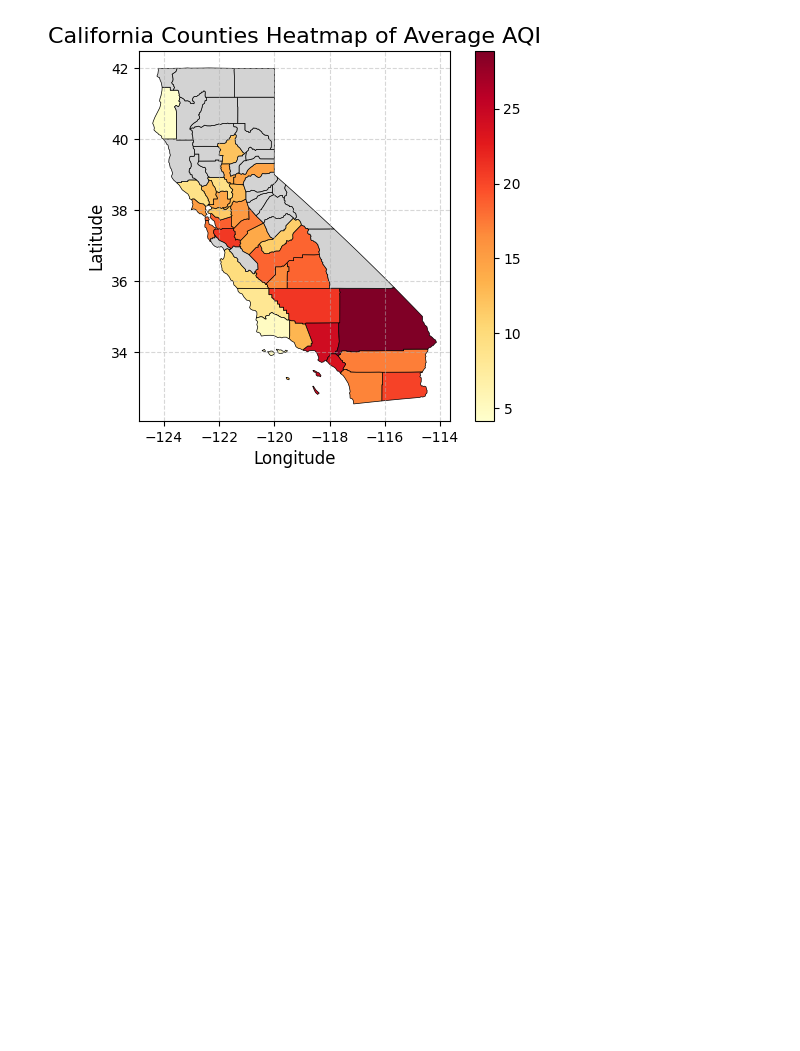
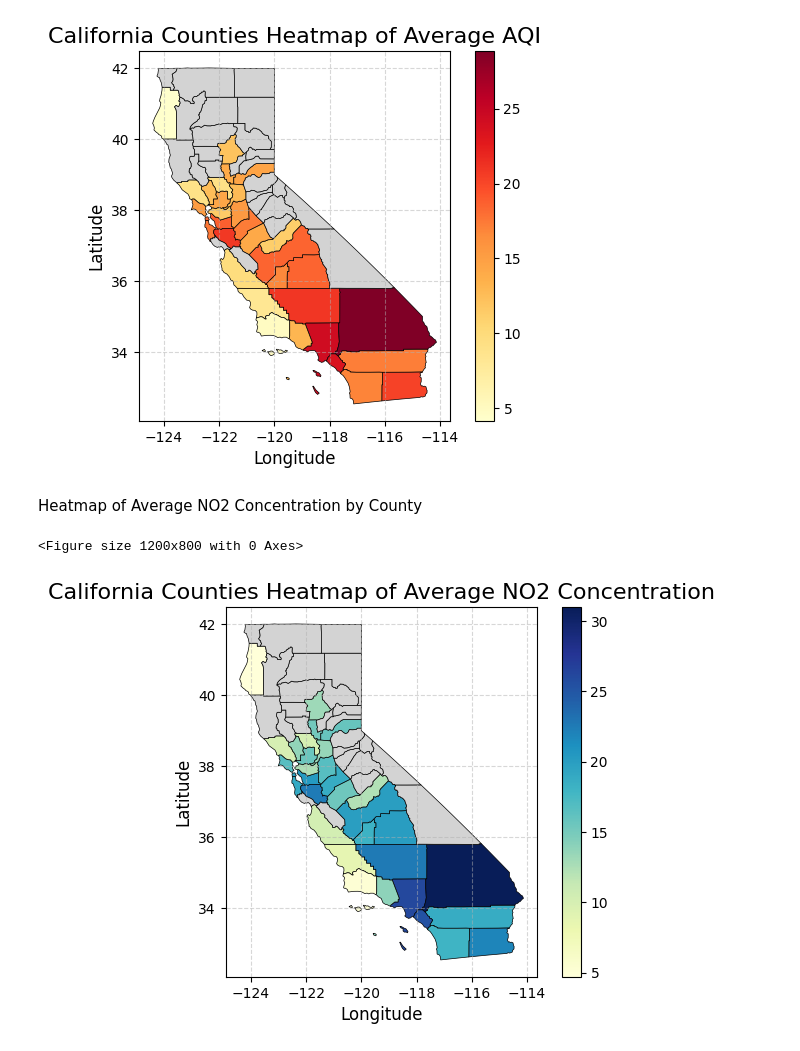
Before and after one commit to ashkren/eda_final_project, a Jupyter notebook: eda_final_project.ipynb, the cells around one changed output. Saved outputs shown, nothing was run; the diff lists cells and outputs as text; code cells hidden in the pictures; blank space fills up the shorter version.

```diff
--- a/eda_final_project.ipynb
+++ b/eda_final_project.ipynb
@@ -132,0 +193,44 @@ plt.show()
+# %% [markdown]
+Heatmap of Average NO2 Concentration by County
+# %%
+import geopandas as gpd
+import pandas as pd
+import matplotlib.pyplot as plt
+
+# Load the GeoJSON file
+geojson_path = 'california-counties_780.geojson'
+california_geojson = gpd.read_file(geojson_path)
+
+# Fix any invalid geometries
+california_geojson['geometry'] = california_geojson['geometry'].apply(
+    lambda geom: geom if geom.is_valid else geom.buffer(0))
+
+# Load the AQI dataset
+file_path = 'no2_data.csv'  # Replace with your file path
+data = pd.read_csv(file_path)
+
+# Group by County and calculate the average NO2 concentration
+county_no2 = data.groupby('County')['Daily Max 1-hour NO2 Concentration'].mean().reset_index()
+county_no2.columns = ['NAME', 'Average NO2']  # Rename to match GeoJSON's 'NAME' column
+
+# Merge GeoJSON with NO2 data using the 'NAME' column
+merged_geo = california_geojson.merge(county_no2, on='NAME', how='left')
+
+# Plot the heatmap with a sequential colormap
+plt.figure(figsize=(12, 8))
+merged_geo.plot(
+    column='Average NO2',
+    cmap='YlGnBu',  # Sequential colormap for NO2 values
+    legend=True,
+    edgecolor='black',
+    linewidth=0.5,
+    missing_kwds={"color": "lightgrey", "label": "No Data"}
+)
+plt.title('California Counties Heatmap of Average NO2 Concentration', fontsize=16)
+plt.xlabel('Longitude', fontsize=12)
+plt.ylabel('Latitude', fontsize=12)
+plt.grid(True, linestyle='--', alpha=0.5)
+plt.show()
+# %% [output]
+<Figure size 1200x800 with 0 Axes>
+[figure, added]
```
Also changed, not shown: parts of 15 cells of this notebook, 11 other files.
